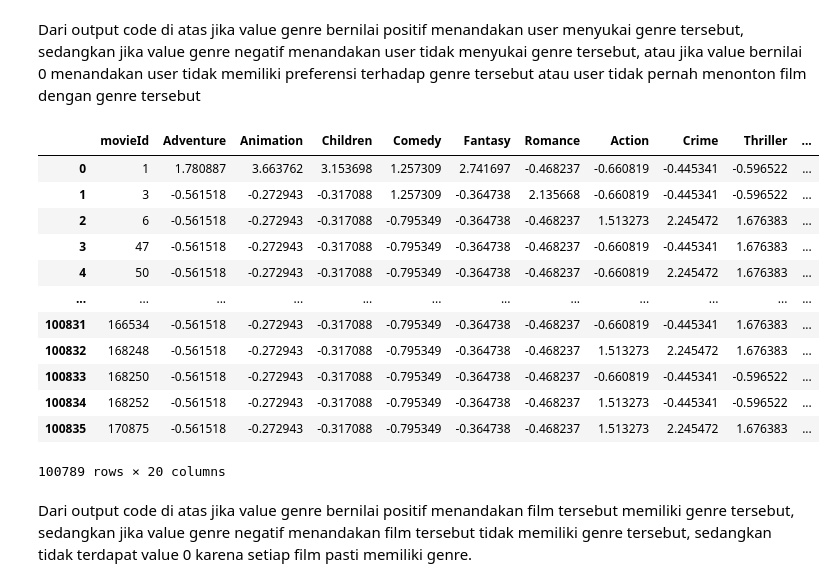
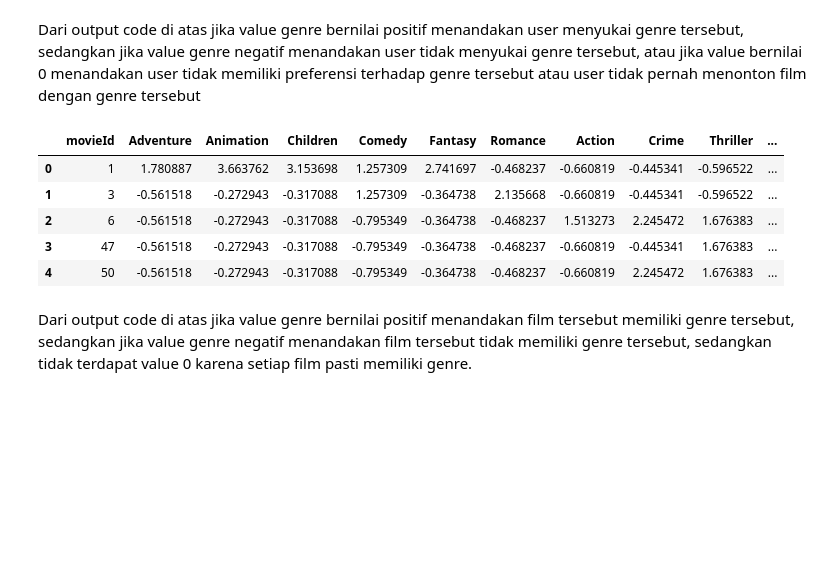
Before and after one commit to mausneg/Movie-Lens-Recommendation-System, a Jupyter notebook: submission.ipynb, the cells around one changed output. Cells and saved outputs as stored; diff of their text form; code cells hidden in the pictures; blank space fills up the shorter version.

```diff
--- a/submission.ipynb
+++ b/submission.ipynb
@@ -514,21 +486,14 @@ df_user
 # %% [markdown]
 Dari output code di atas jika value genre bernilai positif menandakan user menyukai genre tersebut, sedangkan jika value genre negatif menandakan user tidak menyukai genre tersebut, atau jika value bernilai 0 menandakan user tidak memiliki preferensi terhadap genre tersebut atau user tidak pernah menonton film dengan genre tersebut
 # %%
-df_item
+df_item.head()
 # %% [output]
 |  | movieId | Adventure | Animation | Children | Comedy | Fantasy | Romance | Action | Crime | Thriller | ... |
 | 0 | 1 | 1.780887 | 3.663762 | 3.153698 | 1.257309 | 2.741697 | -0.468237 | -0.660819 | -0.445341 | -0.596522 | ... |
 | 1 | 3 | -0.561518 | -0.272943 | -0.317088 | 1.257309 | -0.364738 | 2.135668 | -0.660819 | -0.445341 | -0.596522 | ... |
 | 2 | 6 | -0.561518 | -0.272943 | -0.317088 | -0.795349 | -0.364738 | -0.468237 | 1.513273 | 2.245472 | 1.676383 | ... |
 | 3 | 47 | -0.561518 | -0.272943 | -0.317088 | -0.795349 | -0.364738 | -0.468237 | -0.660819 | -0.445341 | 1.676383 | ... |
 | 4 | 50 | -0.561518 | -0.272943 | -0.317088 | -0.795349 | -0.364738 | -0.468237 | -0.660819 | 2.245472 | 1.676383 | ... |
-| ... | ... | ... | ... | ... | ... | ... | ... | ... | ... | ... | ... |
-| 100831 | 166534 | -0.561518 | -0.272943 | -0.317088 | -0.795349 | -0.364738 | -0.468237 | -0.660819 | -0.445341 | 1.676383 | ... |
-| 100832 | 168248 | -0.561518 | -0.272943 | -0.317088 | -0.795349 | -0.364738 | -0.468237 | 1.513273 | 2.245472 | 1.676383 | ... |
-| 100833 | 168250 | -0.561518 | -0.272943 | -0.317088 | -0.795349 | -0.364738 | -0.468237 | -0.660819 | -0.445341 | -0.596522 | ... |
-| 100834 | 168252 | -0.561518 | -0.272943 | -0.317088 | -0.795349 | -0.364738 | -0.468237 | 1.513273 | -0.445341 | -0.596522 | ... |
-| 100835 | 170875 | -0.561518 | -0.272943 | -0.317088 | -0.795349 | -0.364738 | -0.468237 | 1.513273 | 2.245472 | 1.676383 | ... |
-100789 rows × 20 columns
 # %% [markdown]
 Dari output code di atas jika value genre bernilai positif menandakan film tersebut memiliki genre tersebut, sedangkan jika value genre negatif menandakan film tersebut tidak memiliki genre tersebut, sedangkan tidak terdapat value 0 karena setiap film pasti memiliki genre.
 # %% [markdown]
```
Also changed, not shown: parts of 4 cells of this notebook, 1 other file.
